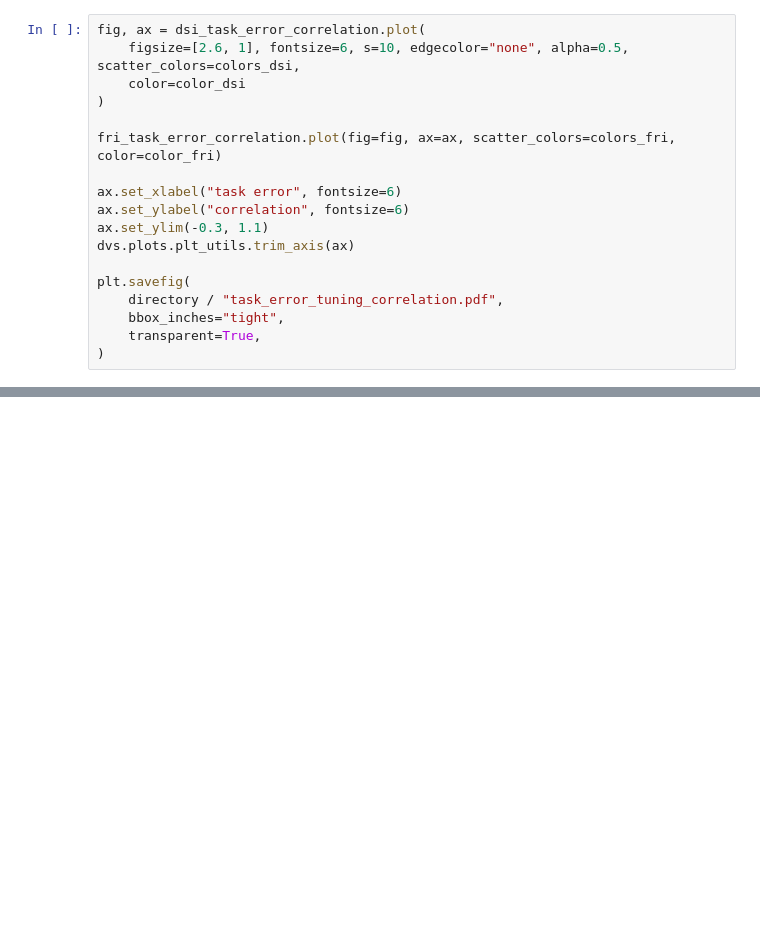
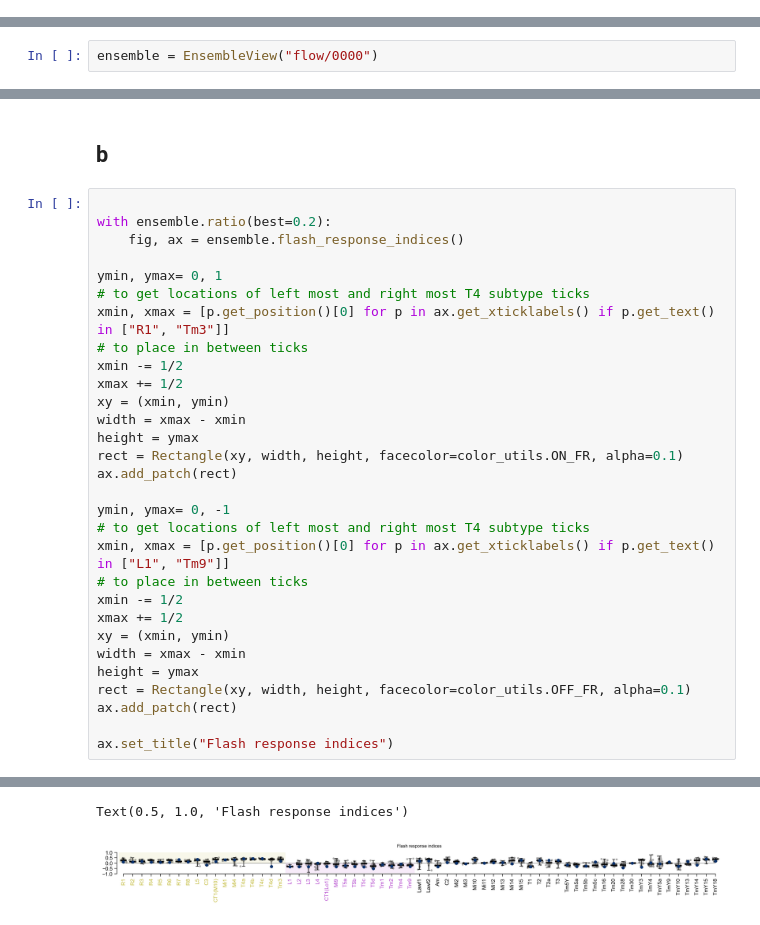
Before and after one commit to TuragaLab/flyvis, a Jupyter notebook: notebooks/figure_02_simple_stimuli_responses.ipynb, the cells around one changed output, grey strips where cells are left out. Saved outputs shown, nothing was run; the diff lists cells and outputs as text; blank space fills up the shorter version.

Commit message:
add figure 2 notebook

```diff
--- a/notebooks/figure_02_simple_stimuli_responses.ipynb
+++ b/notebooks/figure_02_simple_stimuli_responses.ipynb
@@ -2264,18 +0,0 @@ PosixPath('/groups/turaga/home/lappalainenj/FlyVis/dvs-sim/data/figures/manuscri
-# %%
-fig, ax = dsi_task_error_correlation.plot(
-    figsize=[2.6, 1], fontsize=6, s=10, edgecolor="none", alpha=0.5, scatter_colors=colors_dsi,
-    color=color_dsi
-)
-
-fri_task_error_correlation.plot(fig=fig, ax=ax, scatter_colors=colors_fri, color=color_fri)
-
-ax.set_xlabel("task error", fontsize=6)
-ax.set_ylabel("correlation", fontsize=6)
-ax.set_ylim(-0.3, 1.1)
-dvs.plots.plt_utils.trim_axis(ax)
-
-plt.savefig(
-    directory / "task_error_tuning_correlation.pdf",
-    bbox_inches="tight",
-    transparent=True,
-)
@@ -2281,0 +12,2 @@ plt.savefig(
+# %%
+ensemble = EnsembleView("flow/0000")
@@ -2281,0 +16,33 @@ plt.savefig(
+# %% [markdown]
+## b
+# %%
+
+with ensemble.ratio(best=0.2):
+    fig, ax = ensemble.flash_response_indices()
+
+ymin, ymax= 0, 1
+# to get locations of left most and right most T4 subtype ticks
+xmin, xmax = [p.get_position()[0] for p in ax.get_xticklabels() if p.get_text() in ["R1", "Tm3"]]
+# to place in between ticks
+xmin -= 1/2
+xmax += 1/2
+xy = (xmin, ymin)
+width = xmax - xmin
+height = ymax
+rect = Rectangle(xy, width, height, facecolor=color_utils.ON_FR, alpha=0.1)
+ax.add_patch(rect)
+
+ymin, ymax= 0, -1
+# to get locations of left most and right most T4 subtype ticks
+xmin, xmax = [p.get_position()[0] for p in ax.get_xticklabels() if p.get_text() in ["L1", "Tm9"]]
+# to place in between ticks
+xmin -= 1/2
+xmax += 1/2
+xy = (xmin, ymin)
+width = xmax - xmin
+height = ymax
+rect = Rectangle(xy, width, height, facecolor=color_utils.OFF_FR, alpha=0.1)
+ax.add_patch(rect)
+
+ax.set_title("Flash response indices")
+# %% [output]
@@ -2281,0 +62,2 @@ plt.savefig(
+Text(0.5, 1.0, 'Flash response indices')
+[figure, added]
```
Also changed, not shown: parts of 211 cells of this notebook.
